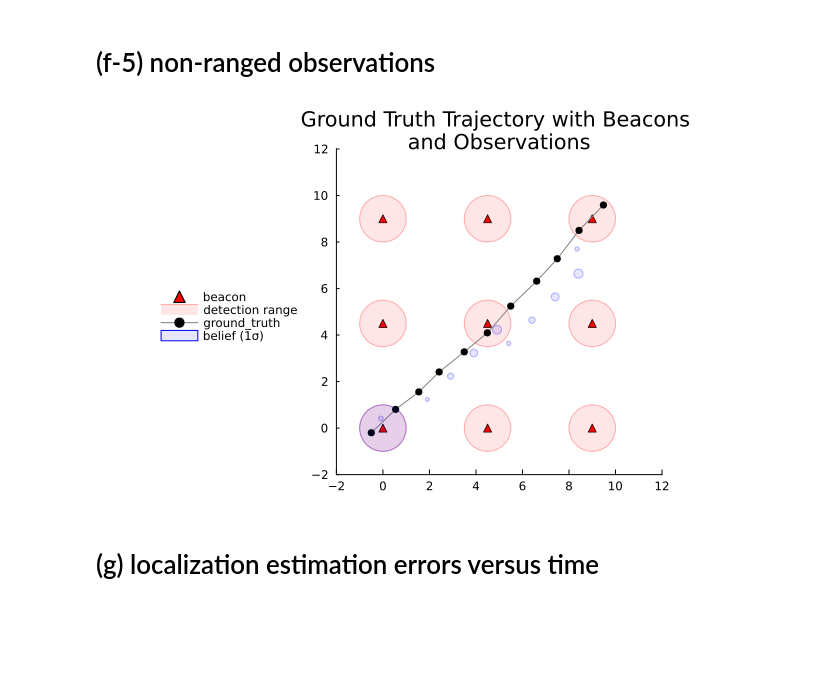
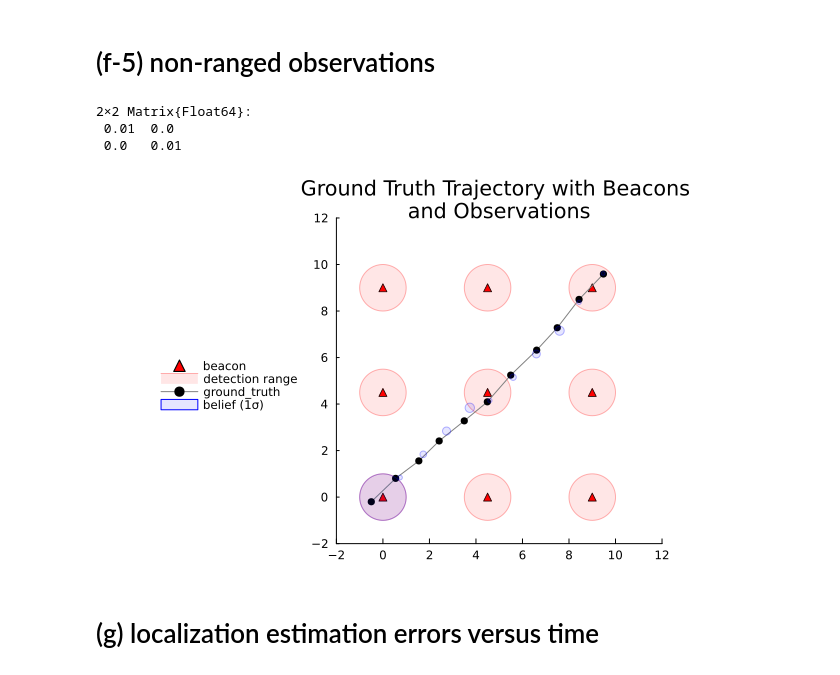
Before and after one commit to Liamir/apuu-hw2, a Jupyter notebook: hw3/hw3.ipynb, the cells around one changed output. Saved outputs shown, nothing was run; the diff lists cells and outputs as text; code cells hidden in the pictures; blank space fills up the shorter version.

```diff
--- a/hw3/hw3.ipynb
+++ b/hw3/hw3.ipynb
@@ -252,7 +254,7 @@ beacons = 𝒫.beacons
 
 # generate motion trajectory
 τ = [X0] # trajectory
-for i in 1:T
+for i in 1:T # X0 to XT
     push!(τ, SampleMotionModel(𝒫, ai, τ[end]))
 end
 τ = hcat(τ...)'  # convert to matrix form
@@ -261,13 +263,13 @@ end
 # generate relative observations trajectory
 τ_obs_beacons = []
 beacon_indexes = []
-for i in 1:T+1
+for i in 1:T+1 # X0 to XT
     obs = GenerateRangedObservationFromBeacons(𝒫, τ[i,:])
     if obs != nothing
         push!(τ_obs_beacons, obs[1])
         push!(beacon_indexes, obs[2])
     else
-        push!(τ_obs_beacons, [NaN, NaN])  # or some other placeholder for no observation
+        push!(τ_obs_beacons, [NaN, NaN])
         push!(beacon_indexes, NaN)
     end
 end
@@ -317,25 +319,28 @@ plot!(pl_beacons, τ[:,1], τ[:,2],
       linestyle=:solid)
 
 
+# ----------------- General Plotting Done -----------------
+
+
 # Plot observations (convert relative to absolute positions)
 # First pass: plot all connections and observations without label
 for i in 1:size(τ_obs_beacons, 1)
     if !isnan(τ_obs_beacons[i, 1])
 
         # shift relative observation to absolute
-        obs_end = τ_obs_beacons[i, :] + 𝒫.beacons[beacon_indexes[i], :]
+        absolute_obs = τ_obs_beacons[i, :] + 𝒫.beacons[beacon_indexes[i], :]
 
         # Draw line from robot to sensed beacon location
         plot!(pl_beacons,
-              [τ[i,1], obs_end[1]],
-              [τ[i,2], obs_end[2]],
+              [τ[i,1], absolute_obs[1]],
+              [τ[i,2], absolute_obs[2]],
               color=:orange,
               label="",
               linewidth=1.5,
               linestyle=:dash)
 
         # Plot observation marker
-        scatter!(pl_beacons, [obs_end[1]], [obs_end[2]],
+        scatter!(pl_beacons, [absolute_obs[1]], [absolute_obs[2]],
                  markercolor=:orange,
                  markershape=:star5,
                  markersize=6,
@@ -347,8 +352,8 @@ end
 obs_indices = findall(x -> !isnan(x), τ_obs_beacons[:, 1])
 if !isempty(obs_indices)
     i = obs_indices[1]
-    obs_end = τ_obs_beacons[i, :] + 𝒫.beacons[beacon_indexes[i], :]
-    scatter!(pl_beacons, [obs_end[1]], [obs_end[2]],
+    absolute_obs = τ_obs_beacons[i, :] + 𝒫.beacons[beacon_indexes[i], :]
+    scatter!(pl_beacons, [absolute_obs[1]], [absolute_obs[2]],
              markercolor=:orange,
              markershape=:star5,
              markersize=6,
@@ -356,6 +361,6 @@ if !isempty(obs_indices)
 end
 
 display(pl_beacons)
-savefig(pl_beacons, joinpath(HW2_PLOTS, "3f12_trajectory_beacons_observations_$ID.png"))
+savefig(pl_beacons, joinpath(HW3_PLOTS, "3f12_trajectory_beacons_observations_$ID.png"))
 # %% [output]
 [figure]
@@ -440,20 +447,21 @@ display(pl_beacons)
 # %%
 beliefs = Vector{FullNormal}(undef, T+1)
 beliefs[1] = b
-for t in 1:T
-    zrel = τ_obs_beacons[t, :]
-    beacon_index= beacon_indexes[t]
-    z = (obs=zrel, beacon_index=beacon_index)
+
+for t in 1:T # X1 to XT
+    zrel = τ_obs_beacons[t+1, :] # for t=1 we get X1 observation
+    beacon_index= beacon_indexes[t+1]
+    zrel_tuple = (obs=zrel, beacon_index=beacon_index)
 
     if isnan(beacon_index)
         beliefs[t+1] = PropagateBelief(𝒫, beliefs[t], ai)
     else
-        beliefs[t+1] = PosteriorBeliefRangedBeacons(𝒫, beliefs[t], ai, z)
+        beliefs[t+1] = PosteriorBeliefRangedBeacons(𝒫, beliefs[t], ai, zrel_tuple)
     end
 end
 
 
-# -------------- PLOTTING --------------
+# -------------- General PLOTTING --------------
 
 
 # plot ground truth trajectory with beacons and observations:
@@ -495,6 +503,7 @@ plot!(pl_beacons, τ[:,1], τ[:,2],
       linecolor=:gray,
       linestyle=:solid)
 
+# ----------------- General Plotting Done -----------------
 
 # plot beliefs:
 for t in 1:T+1
@@ -513,11 +522,13 @@ display(pl_beacons)
 # %% [markdown]
 # (f-5) non-ranged observations
 # %%
+display(𝒫.Σv) # used for generating observations
+
 # generate relative observations trajectory
 τ_non_ranged_obs_beacons = []
 non_ranged_beacon_indexes = []
 for i in 1:T+1
-    obs = GenerateObservationFromBeacons(𝒫, τ[i,:])
+    obs = GenerateObservationFromBeacons(𝒫, τ[i,:]) # non-ranged
 
     if obs != nothing
         push!(τ_non_ranged_obs_beacons, obs[1])
@@ -534,8 +545,8 @@ end
 non_ranged_beliefs = Vector{FullNormal}(undef, T+1)
 non_ranged_beliefs[1] = b
 for t in 1:T
-    zrel = τ_non_ranged_obs_beacons[t, :]
-    beacon_index= non_ranged_beacon_indexes[t]
+    zrel = τ_non_ranged_obs_beacons[t+1, :]
+    beacon_index= non_ranged_beacon_indexes[t+1]
     z = (obs=zrel, beacon_index=beacon_index)
 
     if isnan(beacon_index)
@@ -575,34 +586,37 @@ for i in 1:size(beacons, 1)
           fillalpha=0.1,
           fillcolor=:red,
           linecolor=:red,
           linealpha=0.3,
           linewidth=1,
           label=i==1 ? "detection range" : "")
 end
 
 # Plot ground truth trajectory on top
 plot!(pl_beacons, τ[:,1], τ[:,2],
       label="ground_truth",
       markershape=:circle,
       markercolor=:black,
       linecolor=:gray,
       linestyle=:solid)
 
 
 # plot beliefs:
 for t in 1:T+1
     bt = non_ranged_beliefs[t]
     covellipse!(pl_beacons, mean(bt), cov(bt),
                 n_std=1,
                 linecolor=:blue,
                 fillalpha=0.1,
                 fillcolor=:blue,
                 label=t==1 ? "belief (1σ)" : "")
 end
 
 display(pl_beacons)
 # %% [output]
+2×2 Matrix{Float64}:
+ 0.01  0.0
+ 0.0   0.01
-[figure, old version]
+[figure, new version]
 # %% [markdown]
 # (g) localization estimation errors versus time
 # %%
```
Also changed, not shown: parts of 11 cells of this notebook, 5 other files.
